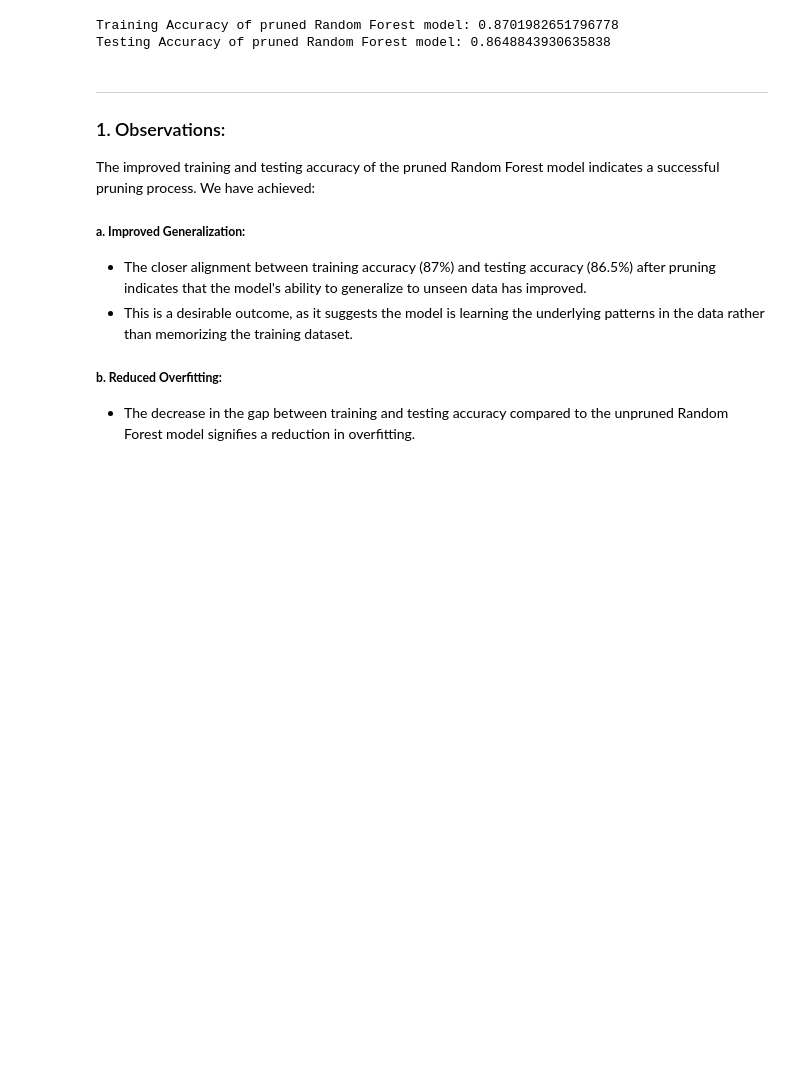
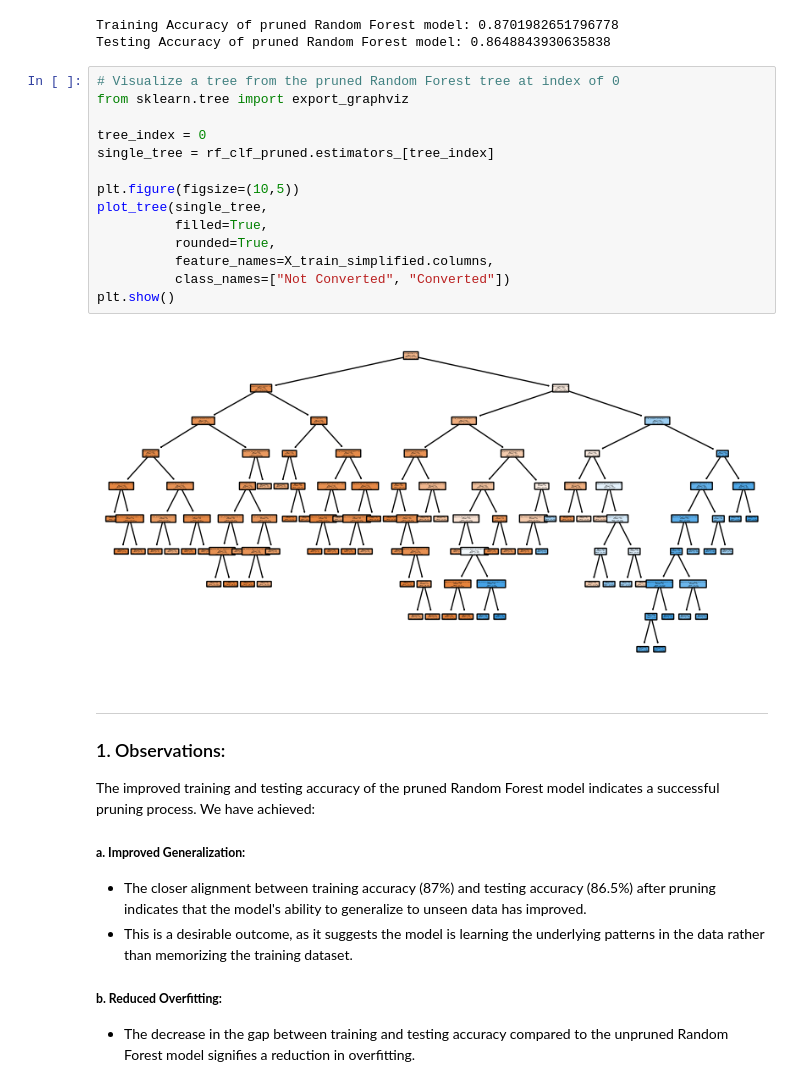
Before and after one commit to kaizengrowth/machine_learning_projects, a Jupyter notebook: KaitlinCort_MIT_RandomForest_GridSearchCSV.ipynb, the cells around one changed output. Saved outputs shown, nothing was run; the diff lists cells and outputs as text; blank space fills up the shorter version.

```diff
--- a/KaitlinCort_MIT_RandomForest_GridSearchCSV.ipynb
+++ b/KaitlinCort_MIT_RandomForest_GridSearchCSV.ipynb
@@ -1497,6 +1537,22 @@ print("Testing Accuracy of pruned Random Forest model:", testing_accuracy_pruned
 # %% [output]
 Training Accuracy of pruned Random Forest model: 0.8701982651796778
 Testing Accuracy of pruned Random Forest model: 0.8648843930635838
+# %%
+# Visualize a tree from the pruned Random Forest tree at index of 0
+from sklearn.tree import export_graphviz
+
+tree_index = 0
+single_tree = rf_clf_pruned.estimators_[tree_index]
+
+plt.figure(figsize=(10,5))
+plot_tree(single_tree,
+          filled=True,
+          rounded=True,
+          feature_names=X_train_simplified.columns,
+          class_names=["Not Converted", "Converted"])
+plt.show()
+# %% [output]
+[figure, added]
 # %% [markdown]
 ----
 
```
Also changed, not shown: parts of 7 cells of this notebook.
